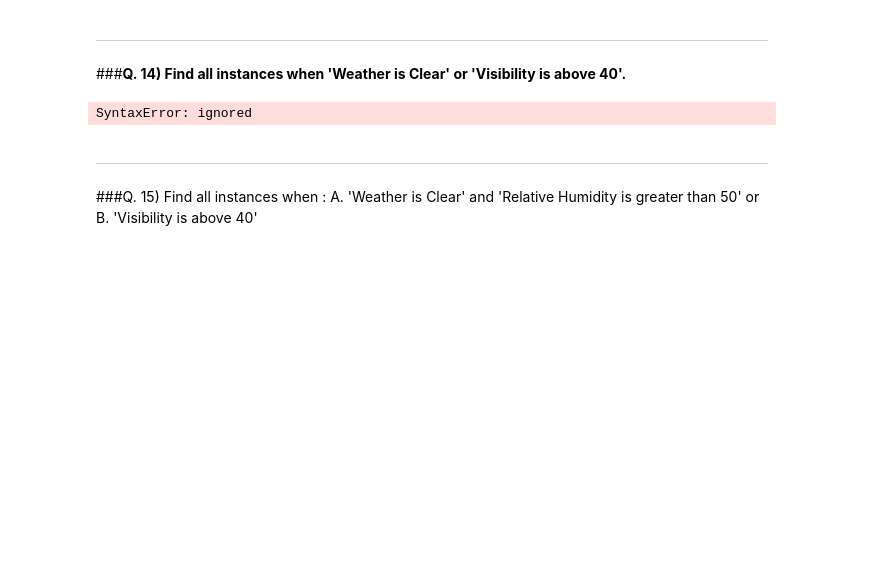
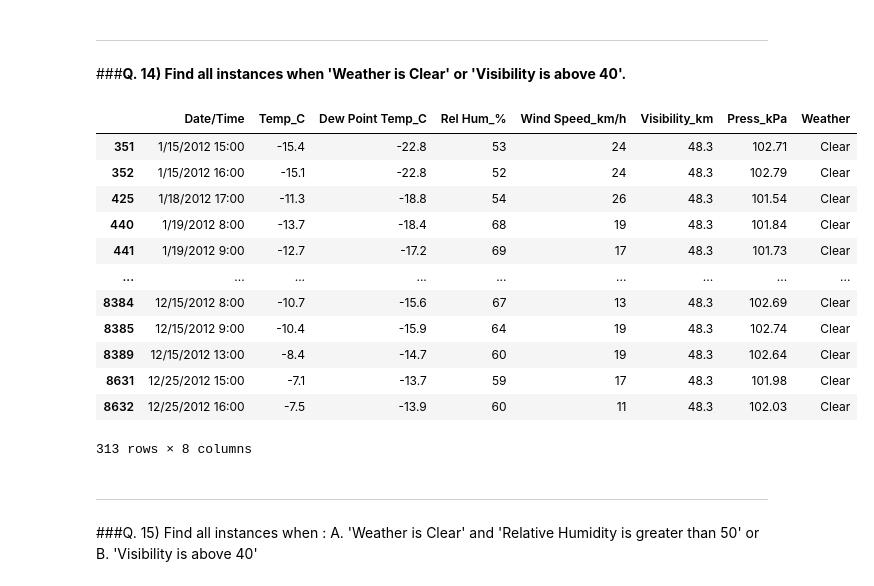
Before and after one commit to Manish-dracule/Pandas_Projects_Data_Analysis, a Jupyter notebook: CaseStudy1_Weather_dataset.ipynb, the cells around one changed output. Saved outputs shown, nothing was run; the diff lists cells and outputs as text; code cells hidden in the pictures; blank space fills up the shorter version.

```diff
--- a/CaseStudy1_Weather_dataset.ipynb
+++ b/CaseStudy1_Weather_dataset.ipynb
@@ -446,9 +446,21 @@ data[data['Weather']=='Fog']
 # %% [markdown]
 ###**Q. 14) Find all instances when 'Weather is Clear' or 'Visibility is above 40'.**
 # %%
-data[data[('Weather']=='Clear') & (data['Visibility_km']>40)]
+data[(data['Weather']=='Clear') & (data['Visibility_km']>40)]
 # %% [output]
+|  | Date/Time | Temp_C | Dew Point Temp_C | Rel Hum_% | Wind Speed_km/h | Visibility_km | Press_kPa | Weather |
+| 351 | 1/15/2012 15:00 | -15.4 | -22.8 | 53 | 24 | 48.3 | 102.71 | Clear |
+| 352 | 1/15/2012 16:00 | -15.1 | -22.8 | 52 | 24 | 48.3 | 102.79 | Clear |
+| 425 | 1/18/2012 17:00 | -11.3 | -18.8 | 54 | 26 | 48.3 | 101.54 | Clear |
+| 440 | 1/19/2012 8:00 | -13.7 | -18.4 | 68 | 19 | 48.3 | 101.84 | Clear |
+| 441 | 1/19/2012 9:00 | -12.7 | -17.2 | 69 | 17 | 48.3 | 101.73 | Clear |
+| ... | ... | ... | ... | ... | ... | ... | ... | ... |
+| 8384 | 12/15/2012 8:00 | -10.7 | -15.6 | 67 | 13 | 48.3 | 102.69 | Clear |
+| 8385 | 12/15/2012 9:00 | -10.4 | -15.9 | 64 | 19 | 48.3 | 102.74 | Clear |
+| 8389 | 12/15/2012 13:00 | -8.4 | -14.7 | 60 | 19 | 48.3 | 102.64 | Clear |
+| 8631 | 12/25/2012 15:00 | -7.1 | -13.7 | 59 | 17 | 48.3 | 101.98 | Clear |
+| 8632 | 12/25/2012 16:00 | -7.5 | -13.9 | 60 | 11 | 48.3 | 102.03 | Clear |
-SyntaxError: ignored
+313 rows × 8 columns
 # %% [markdown]
 
 
```
Also changed, not shown: parts of 1 cell of this notebook.
